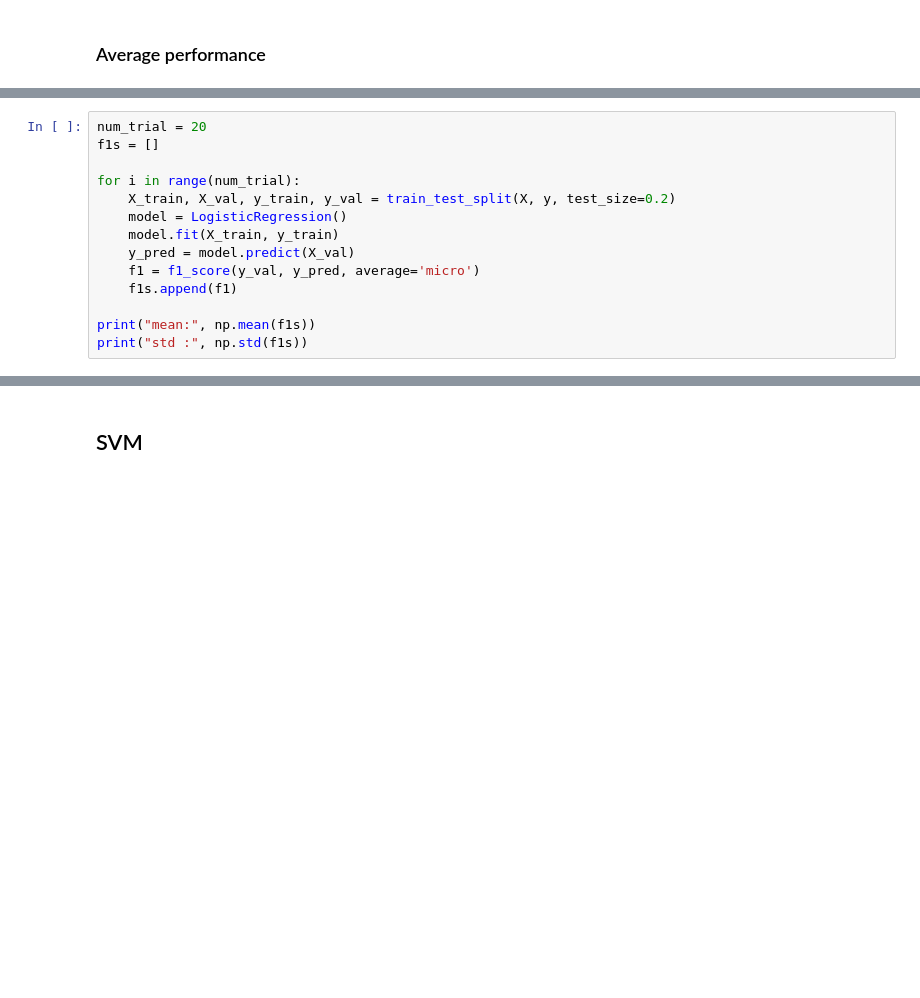
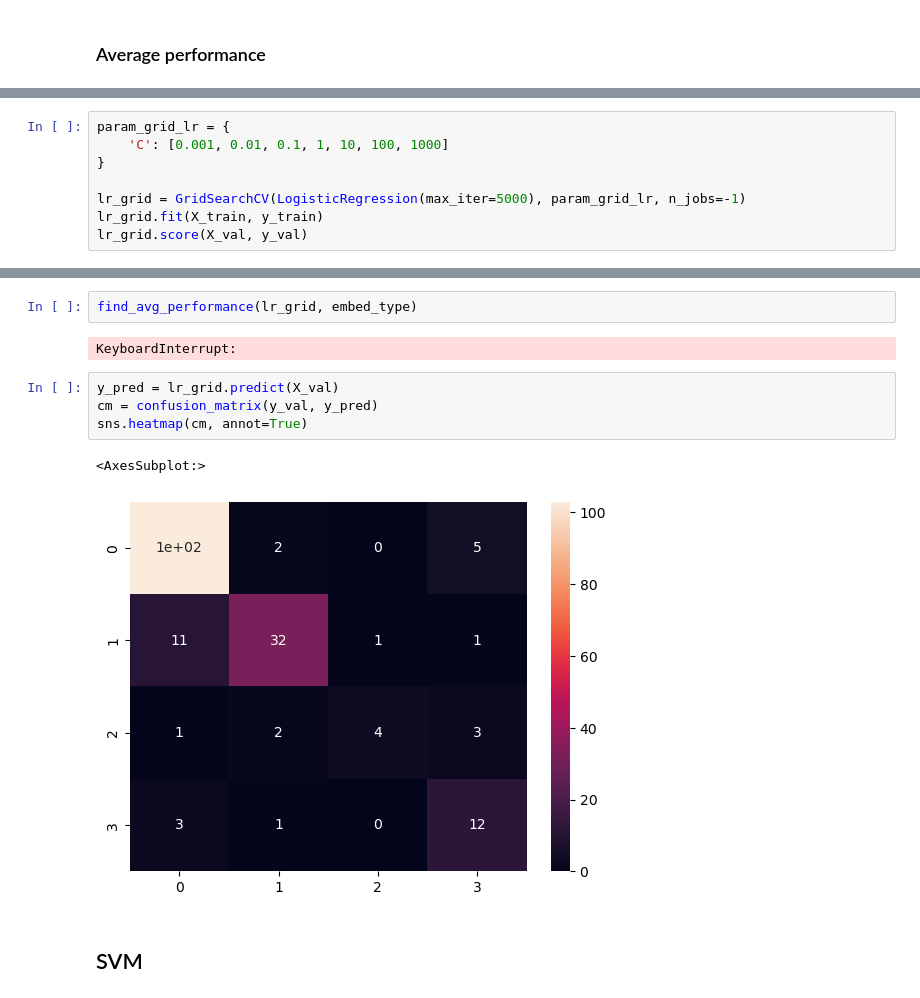
Before and after one commit to jordanIAxelrod/MaterialsGenomeInitiative, a Jupyter notebook: src/main.ipynb, the cells around one changed output, grey strips where cells are left out. Drawn from its saved outputs; the diff is of its cells as text; blank space fills up the shorter version.

```diff
--- a/src/main.ipynb
+++ b/src/main.ipynb
@@ -144,14 +171,0 @@ from sklearn.metrics import f1_score
-# %%
-num_trial = 20
-f1s = []
-
-for i in range(num_trial):
-    X_train, X_val, y_train, y_val = train_test_split(X, y, test_size=0.2)
-    model = LogisticRegression()
-    model.fit(X_train, y_train)
-    y_pred = model.predict(X_val)
-    f1 = f1_score(y_val, y_pred, average='micro')
-    f1s.append(f1)
-
-print("mean:", np.mean(f1s))
-print("std :", np.std(f1s))
@@ -160,0 +172,8 @@ std : 0.02297970645644795
+# %%
+param_grid_lr = {
+    'C': [0.001, 0.01, 0.1, 1, 10, 100, 1000]
+}
+
+lr_grid = GridSearchCV(LogisticRegression(max_iter=5000), param_grid_lr, n_jobs=-1)
+lr_grid.fit(X_train, y_train)
+lr_grid.score(X_val, y_val)
@@ -161,2 +199,13 @@ std : 0.02297970645644795
+# %%
+find_avg_performance(lr_grid, embed_type)
+# %% [output]
+KeyboardInterrupt:
+# %%
+y_pred = lr_grid.predict(X_val)
+cm = confusion_matrix(y_val, y_pred)
+sns.heatmap(cm, annot=True)
+# %% [output]
+<AxesSubplot:>
+[figure, added]
 # %% [markdown]
 ## SVM
```
Also changed, not shown: parts of 48 cells of this notebook, 1 other file.
